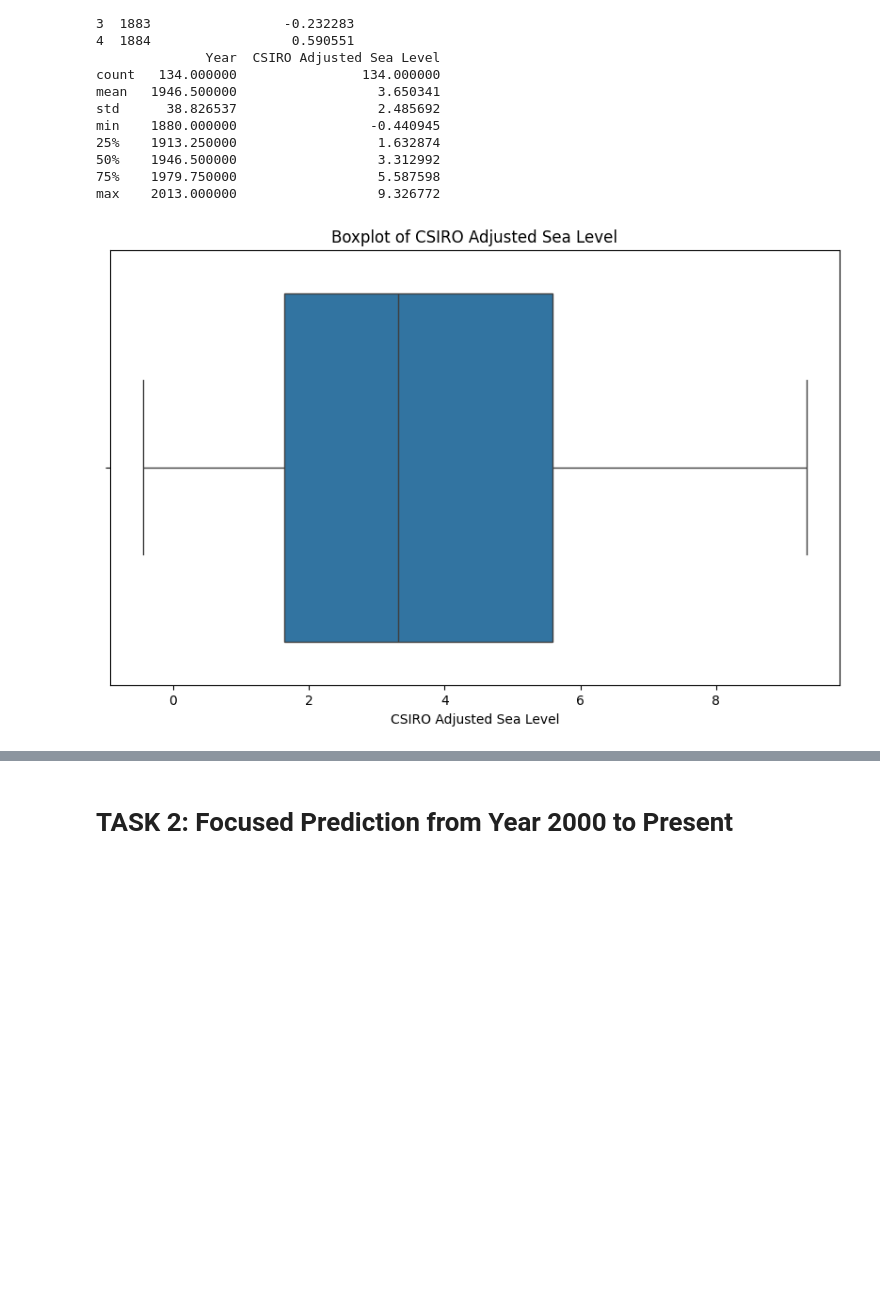
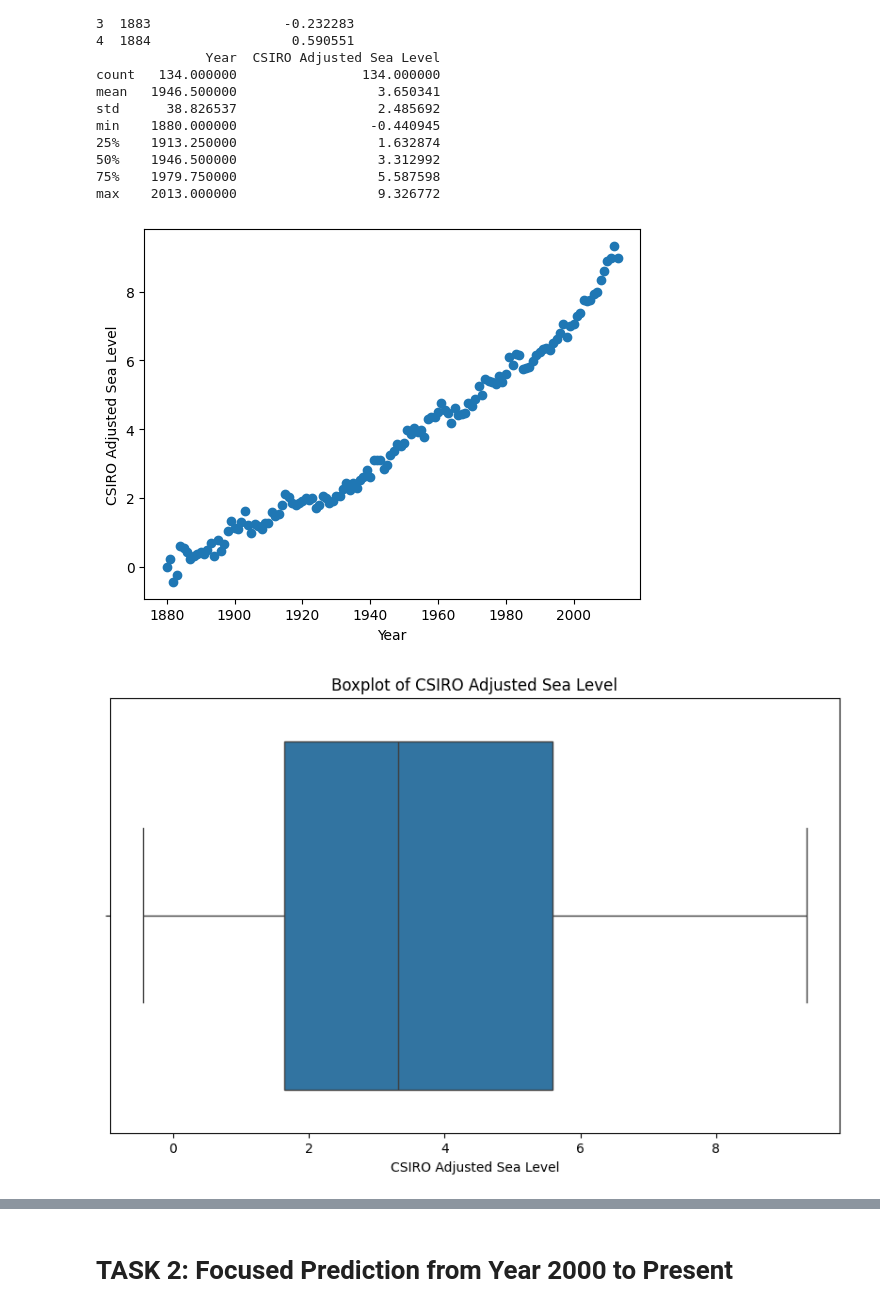
Before and after one commit to clngo/data301, a Jupyter notebook: lab/Project_1.ipynb, the cells around one changed output, grey strips where cells are left out. Saved outputs shown, nothing was run; the diff lists cells and outputs as text; code cells hidden in the pictures; blank space fills up the shorter version.

```diff
--- a/lab/Project_1.ipynb
+++ b/lab/Project_1.ipynb
@@ -164,10 +168,14 @@ max    2013.000000                  9.326772
 # %%
 # Identify any potential outliers or anomalies in the data.
 import matplotlib.pyplot as plt
 import seaborn as sns
+plt.scatter(x=df["Year"], y=df["CSIRO Adjusted Sea Level"])
+plt.xlabel("Year")
+plt.ylabel("CSIRO Adjusted Sea Level")
 plt.figure(figsize=(10, 6))
 sns.boxplot(x=df["CSIRO Adjusted Sea Level"])
 plt.title("Boxplot of CSIRO Adjusted Sea Level")
 plt.show()
 # %% [output]
-[figure, old version]
+[figure, new version]
+[figure, added]
```
Also changed, not shown: parts of 17 cells of this notebook.
